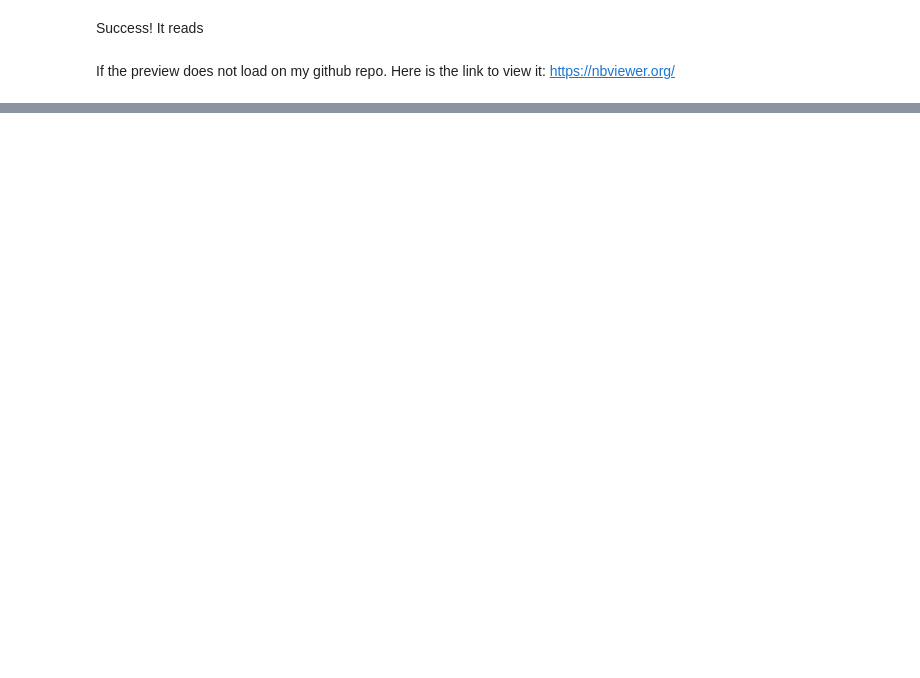
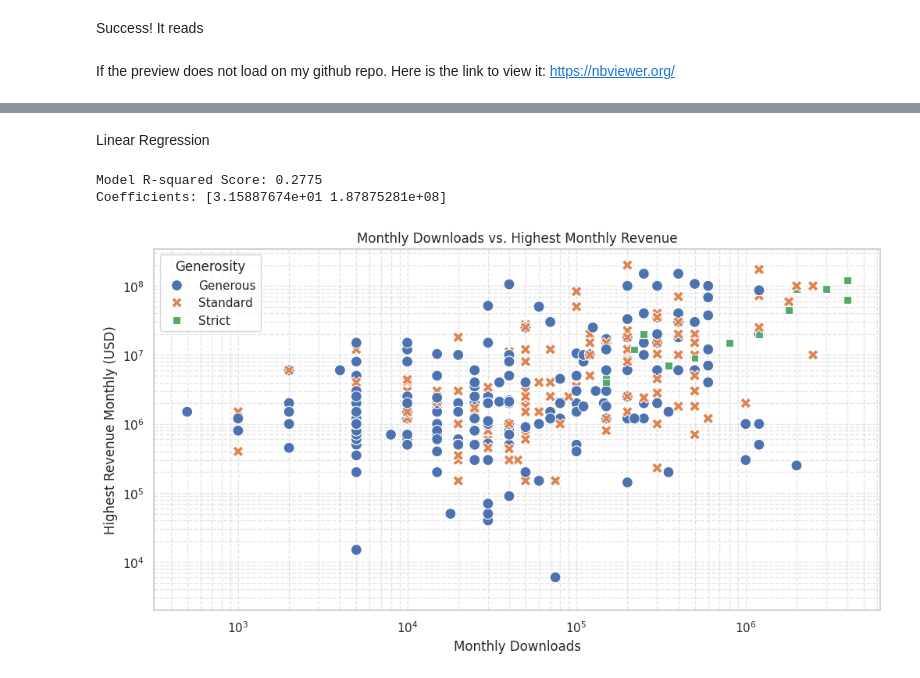
Before and after one commit to Halgratir/Gacha-Games, a Jupyter notebook: Gacha_Games.ipynb, the cells around one changed output, grey strips where cells are left out. Saved outputs shown, nothing was run; the diff lists cells and outputs as text; code cells hidden in the pictures; blank space fills up the shorter version.

```diff
--- a/Gacha_Games.ipynb
+++ b/Gacha_Games.ipynb
@@ -166,0 +75,7 @@ Does Popularity downloads actually predict success revenue?
+# %%
+#cleaning 'hard pity count' change 'no' to 0
+df['Hard_Pity_Count'] = pd.to_numeric(df['Hard_Pity_Count'].replace('No', 0), errors='coerce').fillna(0)
+# Clean 'Highest_Revenue_Monthly' and 'Lowest_Revenue_Monthly'
+for col in ['Highest_Revenue_Monthly', 'Lowest_Revenue_Monthly']:
+  df[col] = df[col].astype(str).str.replace(',', '', regex=False)
+  df[col] = pd.to_numeric(df[col], errors='coerce')
@@ -166,0 +84,3 @@ Does Popularity downloads actually predict success revenue?
+# %%
+#encoding analysis
+df['Hard_Pity_Count'] = pd.to_numeric(df['Hard_Pity_Count'].replace('No', 0), errors='coerce').fillna(0)
@@ -166,0 +89,4 @@ Does Popularity downloads actually predict success revenue?
+# %%
+df['Is_Active'] = df['Status'].apply(lambda x: 1 if x == 'Active' else 0)
+print((df.info))
+df.head()
@@ -167 +218,42 @@ Does Popularity downloads actually predict success revenue?
+# %% [markdown]
+Linear Regression
+# %%
+#Prepare the Data
+#dropping rows with any remaining NaNs for the regression
+reg_data = df[['Highest_Revenue_Monthly', 'Monthly_Downloads', 'Probability_Highest_Rate']].dropna()
+
+X = reg_data[['Monthly_Downloads', 'Probability_Highest_Rate']]
+y = reg_data['Highest_Revenue_Monthly']
+
+#split data
+X_train, X_test, y_train, y_test = train_test_split(X, y, test_size=0.2, random_state=42)
+#create and fit the model
+model = LinearRegression()
+model.fit(X_train, y_train)
+
+#predictions
+y_pred = model.predict(X_test)
+
+#model evaluation
+print(f"Model R-squared Score: {r2_score(y_test, y_pred):.4f}")
+print(f"Coefficients: {model.coef_}")
+# %% [output]
+Model R-squared Score: 0.2775
+Coefficients: [3.15887674e+01 1.87875281e+08]
+# %%
+plt.figure(figsize=(12, 6))
+sns.scatterplot(data=df, x='Monthly_Downloads', y='Highest_Revenue_Monthly',
+                hue='Generosity_Level', style='Generosity_Level', s=100)
+
+plt.title('Monthly Downloads vs. Highest Monthly Revenue')
+plt.xlabel('Monthly Downloads')
+plt.ylabel('Highest Revenue Monthly (USD)')
+plt.xscale('log') # Using log scale due to high variance in downloads
+plt.yscale('log')
+plt.grid(True, which="both", ls="--", alpha=0.5)
+plt.legend(title='Generosity')
+plt.savefig('revenue_vs_downloads.png')
+plt.show()
+# %% [output]
+[figure, added]
 # %%
```
Also changed, not shown: parts of 27 cells of this notebook.
